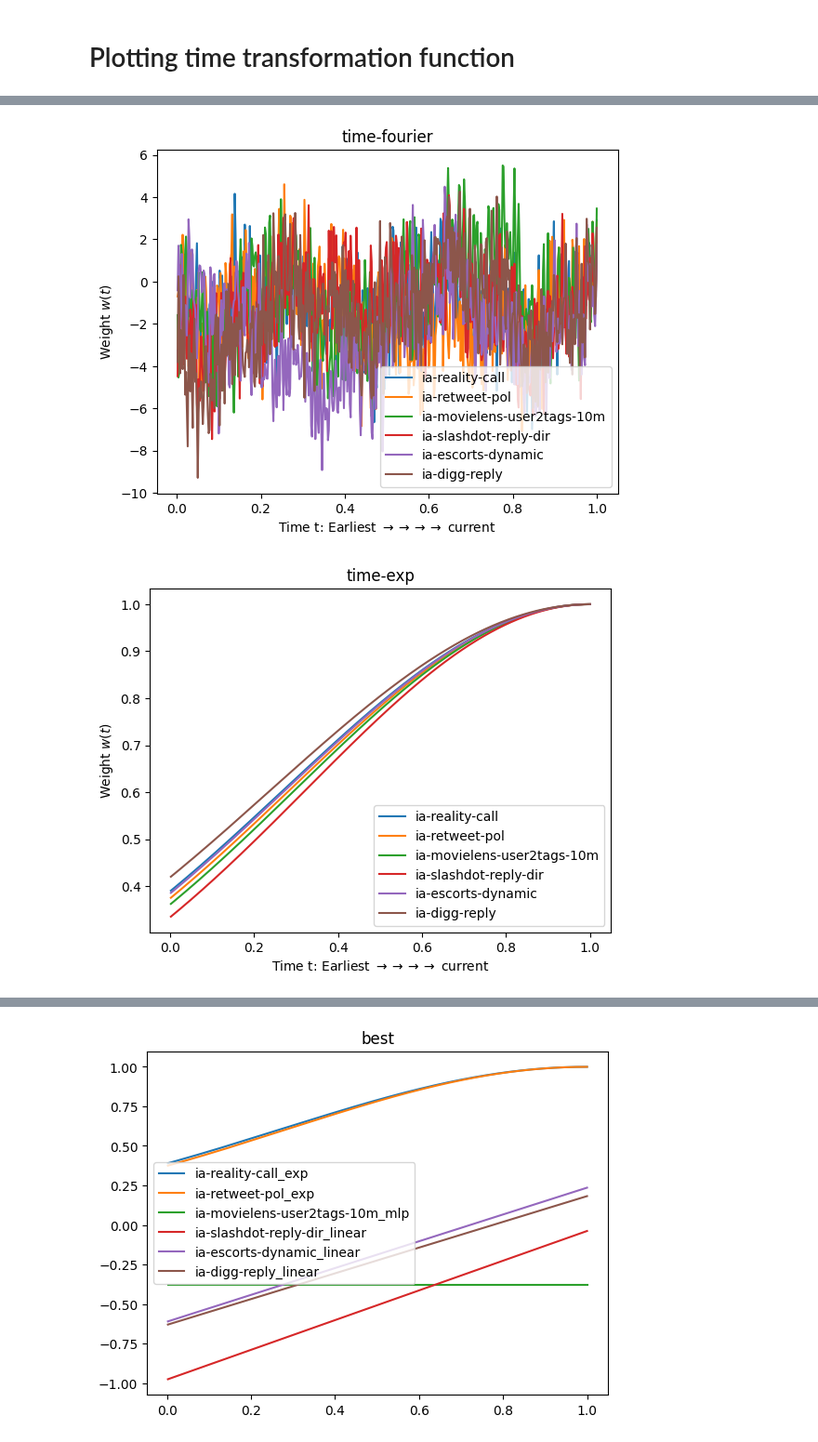
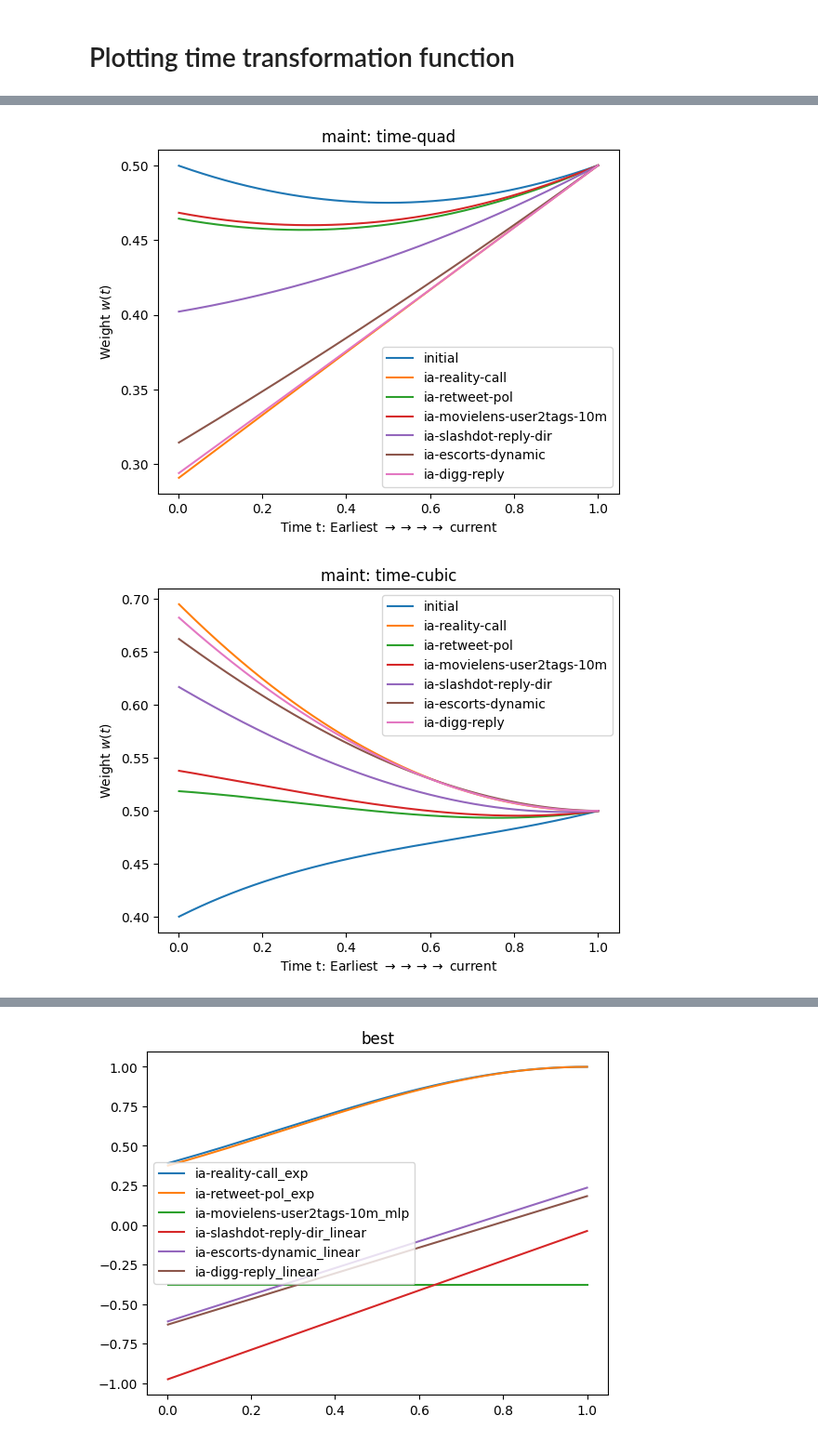
Before and after one commit to webster-781/DyGLib, a Jupyter notebook: scripts/result_processing.ipynb, the cells around one changed output, grey strips where cells are left out. Shown at 93% size. Cells and saved outputs as stored; diff of their text form; code cells hidden in the pictures.

Commit message:
Tried new methoods
- TGN, DyGFormer
- Quadratic, Cubic, context
- context mlp, relu
- deep mlp context

```diff
--- a/scripts/result_processing.ipynb
+++ b/scripts/result_processing.ipynb
@@ -13,3 +14,8 @@ os.environ["https_proxy"]="http://proxy61.iitd.ac.in:3128"
+# %%
+if torch.cuda.is_available():
+  device = torch.device('cuda', index = 0)
+else:
+  device = 'cpu'
 # %%
 track_columns = ['new node test average_precision',
  'train roc_auc',
@@ -120,9 +128,10 @@ data_names = ['ia-reality-call', 'ia-retweet-pol', 'ia-movielens-user2tags-10m',
 for data_name in data_names:
   print(data_name)
   table = get_table({
-    "run_name": "old",
+    "run_name": "ctx-mlp",
     "dataset": data_name,
-    }, ["test average_precision", "new node test average_precision"], ["model", "init_weights"])
+    "model": "TGN"
+    }, ["test average_precision", "new node test average_precision"], ["run_name", "init_weights"])
   print_df_as_markdown(table)
 # %% [output]
 ia-reality-call
@@ -183,12 +183,12 @@ from models.MemoryModel import *
 data_names = ['ia-reality-call', 'ia-retweet-pol', 'ia-movielens-user2tags-10m', 'ia-slashdot-reply-dir', 'ia-escorts-dynamic', 'ia-digg-reply']
 num_nodes = [27046, 18471, 16530, 51085, 10108, 30400]
 
-def plot_all(call = 'exp', init_weights = 'time-exp', name = 'maint', number = 0):
+def plot_all(call = 'exp', init_weights = 'time-exp', name = 'maint', initial = False, number = 0):
   data_name = data_names[number]
   num_node = num_nodes[number]
   run_name = "TGN_seed0_" + data_name + f"{name}-{init_weights}"
   save_model_path = f"/home/ayush/DyGLib/saved_models/TGN/{data_name}/TGN_seed0_tgn-{data_name}-{name}-{init_weights}/TGN_seed0_tgn-{data_name}-{name}-{init_weights}.pkl"
-  dynamic_backbone = MemoryModel(node_raw_features=np.zeros((num_node, 172)), edge_raw_features=np.zeros((1720, 172)), neighbor_sampler = None, time_feat_dim=100, model_name="TGN", num_layers=1, num_heads=2, dropout=0.1, min_time=1, use_init_method=True, init_weights=init_weights)
+  dynamic_backbone = MemoryModel(node_raw_features=np.zeros((num_node, 172)), edge_raw_features=np.zeros((1720, 172)), neighbor_sampler = None, time_feat_dim=100, model_name="TGN", num_layers=1, num_heads=2, dropout=0.1, min_time=1, use_init_method=True, init_weights=init_weights, total_time=0, device=device)
   dynamic_backbone.mlp_for_mean = nn.Sequential(
               nn.Linear(dynamic_backbone.memory_dim, dynamic_backbone.memory_dim)
           )
@@ -200,7 +200,8 @@ def plot_all(call = 'exp', init_weights = 'time-exp', name = 'maint', number = 0
               )
   model = nn.Sequential(dynamic_backbone, link_predictor)
   try:
-    model.load_state_dict(torch.load(save_model_path, map_location=None), strict=False)
+    if not initial:
+      model.load_state_dict(torch.load(save_model_path, map_location=None), strict=False)
     x = (torch.arange(0, 500)/500).reshape(-1, 1)
     tt = model[0].time_transformation_for_init
     if call == 'exp':
@@ -208,6 +209,10 @@ def plot_all(call = 'exp', init_weights = 'time-exp', name = 'maint', number = 0
       y = torch.exp(-torch.square(lin_out))
     if call == 'linear':
       y = tt.lin(-x).reshape(-1)
+    if call == 'quad':
+      y = tt.lin(torch.cat((-x.reshape(-1, 1), torch.pow(-x, 2).reshape(-1, 1)), dim = 1)).reshape(-1)
+    if call == 'cubic':
+      y = tt.lin(torch.cat((-x.reshape(-1, 1), torch.pow(-x, 2).reshape(-1, 1), torch.pow(-x, 3).reshape(-1, 1)), dim = 1)).reshape(-1)
     if call == 'fourier':
       zeros = -x.reshape(-1, 1)
       exp_out = (torch.cos(zeros.unsqueeze(-1) * tt.mask.unsqueeze(0).unsqueeze(1)) * tt.lin[:tt.k]).sum(dim = 2) + torch.sin(zeros.unsqueeze(-1) * tt.mask.unsqueeze(0).unsqueeze(1)  * tt.lin[tt.k:]).sum(dim = 2)
@@ -220,6 +225,12 @@ def plot_all(call = 'exp', init_weights = 'time-exp', name = 'maint', number = 0
       y2 = tt.lamb2 * tt.linear.lin(-x).reshape(-1)
       y3 = tt.lamb3
       y = y1 + y2 + y3
+    if call == 'context':
+      for t_factor in torch.arange(0, 1, 0.05):
+        y = tt.lin(torch.cat((-x.reshape(-1, 1), torch.ones_like(x).reshape(-1, 1)*t_factor), dim = 1)).reshape(-1)
+        plt.plot((1 - x).tolist(), y.tolist())
+      y = tt.lin(torch.cat((-x.reshape(-1, 1), torch.ones_like(x).reshape(-1, 1)), dim = 1)).reshape(-1)
+      plt.legend(torch.arange(0,1.05, 0.05).tolist())
     plt.plot((1 - x).tolist(), y.tolist())
     # print(model[0].min_time)
     return True
@@ -230,6 +241,9 @@ def plot_all(call = 'exp', init_weights = 'time-exp', name = 'maint', number = 0
 
 def plot_all_all(call = 'exp', name = 'maint'):
   legends = []
+  mask = plot_all(call=f'{call}', init_weights=f'time-{call}', name = name, initial = True, number=0)
+  if mask:
+    legends.append('initial')
   for j in range(6):
     mask = plot_all(call=f'{call}', init_weights=f'time-{call}', name = name, number=j)
     if mask:
@@ -243,8 +261,8 @@ def plot_all_all(call = 'exp', name = 'maint'):
 # %%
-plot_all_all('fourier')
+plot_all_all('quad')
 # %% [output]
-[figure, old version]
+[figure, new version]
 # %%
-plot_all_all('exp')
+plot_all_all('cubic')
 # %% [output]
-[figure, old version]
+[figure, new version]
```
Also changed, not shown: parts of 17 cells of this notebook, 8 other files.
